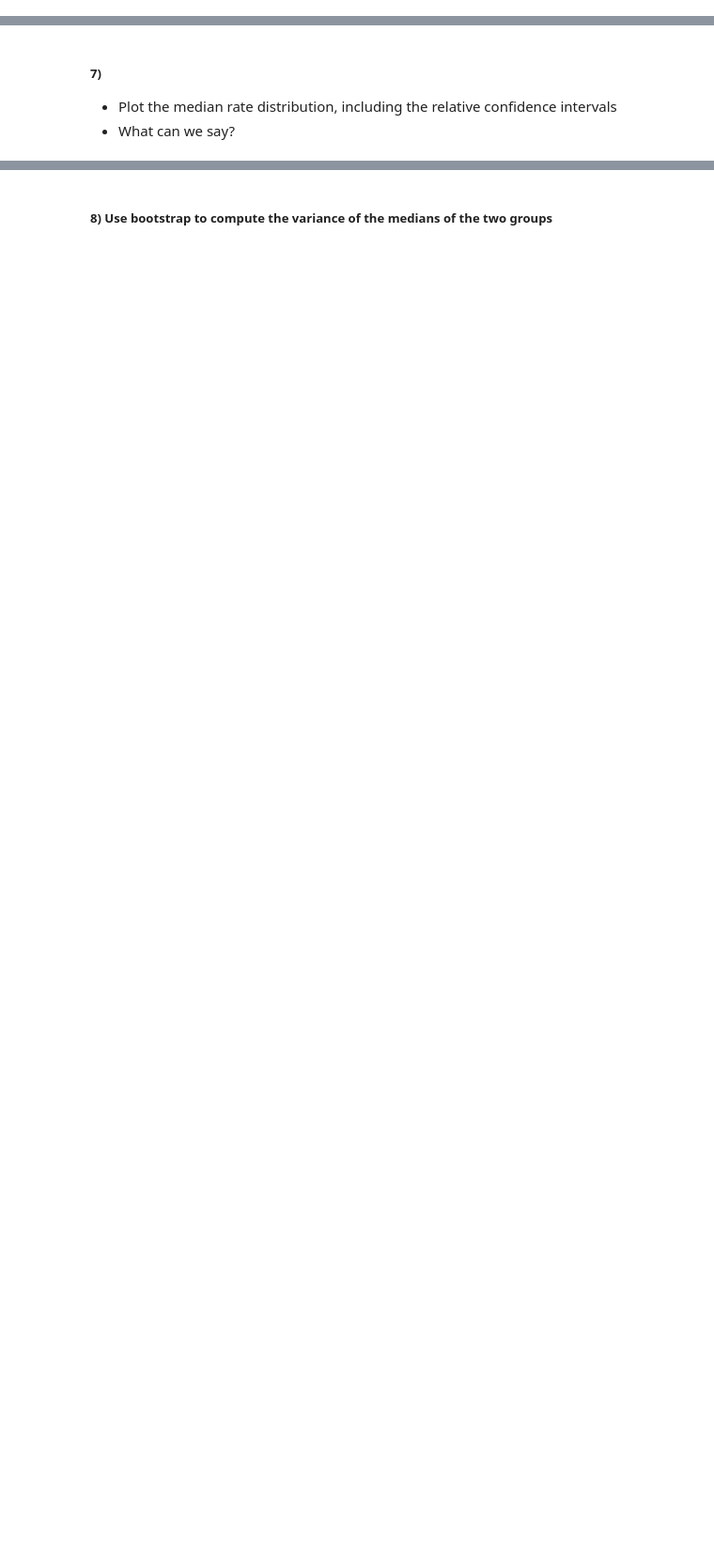
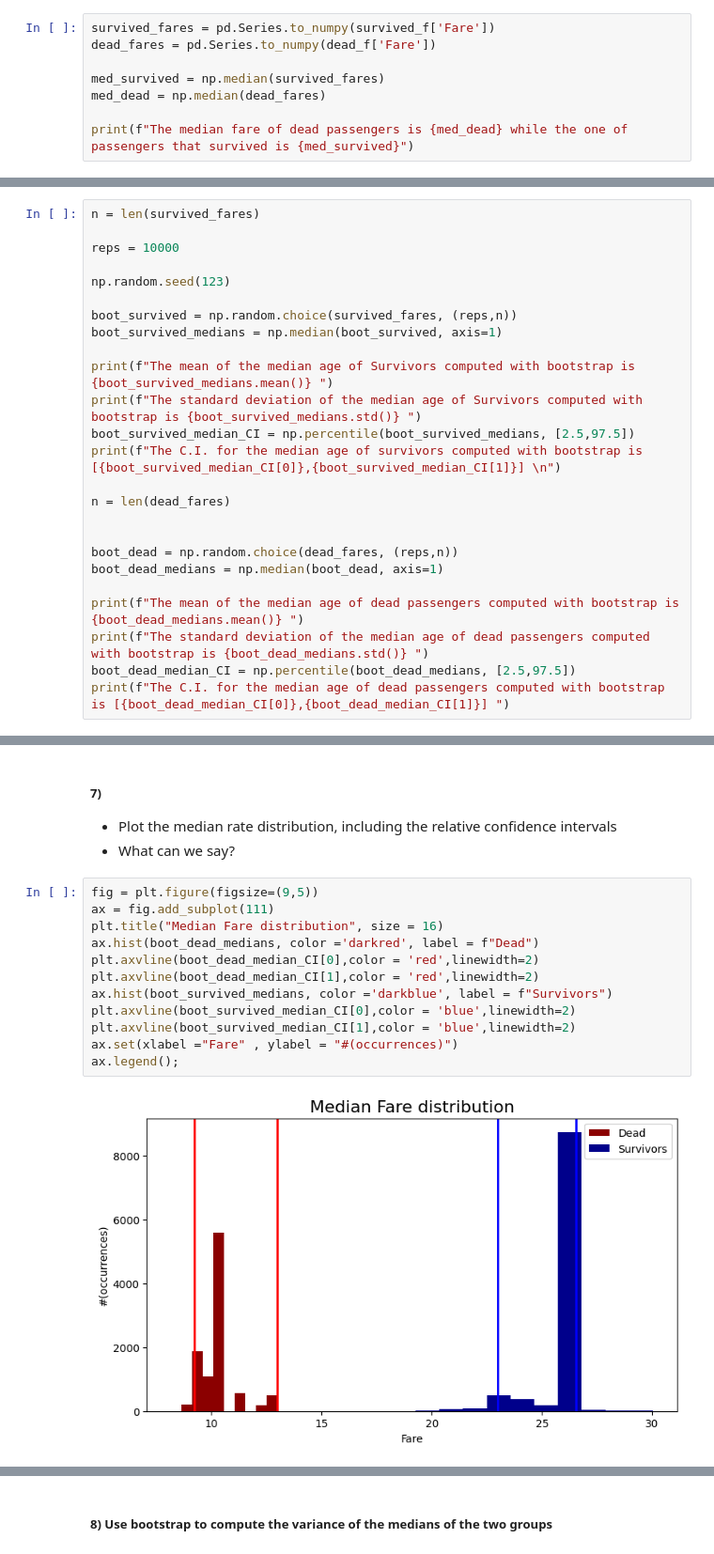
Before and after one commit to IdePHICS/FundamentalLearningEPFL, a Jupyter notebook: TP1/FoIL_ex1_public.ipynb, the cells around one changed output, grey strips where cells are left out. Shown at 94% size. Cells and saved outputs as stored; diff of their text form; blank space fills up the shorter version.

```diff
--- a/TP1/FoIL_ex1_public.ipynb
+++ b/TP1/FoIL_ex1_public.ipynb
@@ -408,2 +485,10 @@ We could safely $\textbf{reject}$ the null hypothesis
 # %% [markdown]
 ##### 5) Concentrate on the Fare feature and compute the median correspondent to the two groups
+# %%
+survived_fares = pd.Series.to_numpy(survived_f['Fare'])
+dead_fares = pd.Series.to_numpy(dead_f['Fare'])
+
+med_survived = np.median(survived_fares)
+med_dead = np.median(dead_fares)
+
+print(f"The median fare of dead passengers is {med_dead} while the one of passengers that survived is {med_survived}")
@@ -412,3 +499,28 @@ We could safely $\textbf{reject}$ the null hypothesis
 
 * Sample the Fares 10000 times with replacement (with the same sample size) using `np.random.choice`
 * Compute the Confidence Interval (95%) for the median using `np.percentile`
+# %%
+n = len(survived_fares)
+
+reps = 10000
+
+np.random.seed(123)
+
+boot_survived = np.random.choice(survived_fares, (reps,n))
+boot_survived_medians = np.median(boot_survived, axis=1)
+
+print(f"The mean of the median age of Survivors computed with bootstrap is {boot_survived_medians.mean()} ")
+print(f"The standard deviation of the median age of Survivors computed with bootstrap is {boot_survived_medians.std()} ")
+boot_survived_median_CI = np.percentile(boot_survived_medians, [2.5,97.5])
+print(f"The C.I. for the median age of survivors computed with bootstrap is [{boot_survived_median_CI[0]},{boot_survived_median_CI[1]}] \n")
+
+n = len(dead_fares)
+
+
+boot_dead = np.random.choice(dead_fares, (reps,n))
+boot_dead_medians = np.median(boot_dead, axis=1)
+
+print(f"The mean of the median age of dead passengers computed with bootstrap is {boot_dead_medians.mean()} ")
+print(f"The standard deviation of the median age of dead passengers computed with bootstrap is {boot_dead_medians.std()} ")
+boot_dead_median_CI = np.percentile(boot_dead_medians, [2.5,97.5])
+print(f"The C.I. for the median age of dead passengers computed with bootstrap is [{boot_dead_median_CI[0]},{boot_dead_median_CI[1]}] ")
@@ -417,3 +537,17 @@ We could safely $\textbf{reject}$ the null hypothesis
 
 * Plot the median rate distribution, including the relative confidence intervals
 * What can we say?
+# %%
+fig = plt.figure(figsize=(9,5))
+ax = fig.add_subplot(111)
+plt.title("Median Fare distribution", size = 16)
+ax.hist(boot_dead_medians, color ='darkred', label = f"Dead")
+plt.axvline(boot_dead_median_CI[0],color = 'red',linewidth=2)
+plt.axvline(boot_dead_median_CI[1],color = 'red',linewidth=2)
+ax.hist(boot_survived_medians, color ='darkblue', label = f"Survivors")
+plt.axvline(boot_survived_median_CI[0],color = 'blue',linewidth=2)
+plt.axvline(boot_survived_median_CI[1],color = 'blue',linewidth=2)
+ax.set(xlabel ="Fare" , ylabel = "#(occurrences)")
+ax.legend();
+# %% [output]
+[figure, added]
```
Also changed, not shown: parts of 33 cells of this notebook, 1 other file.
